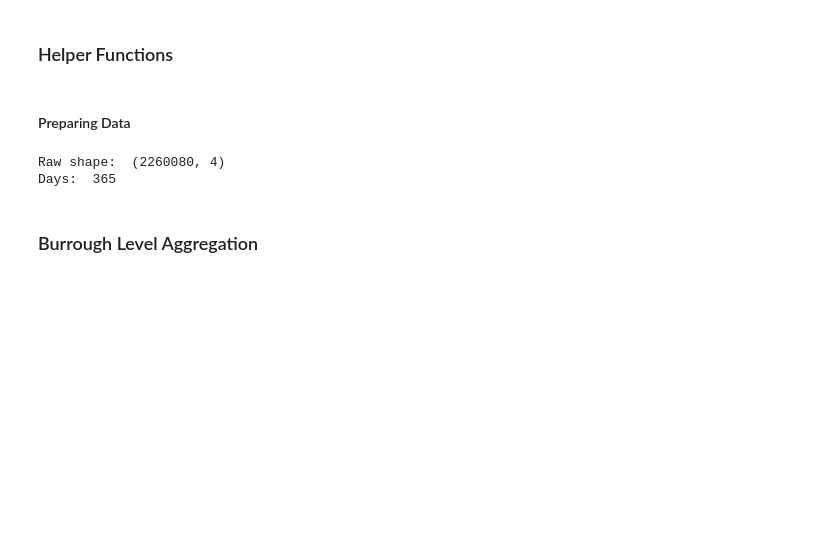
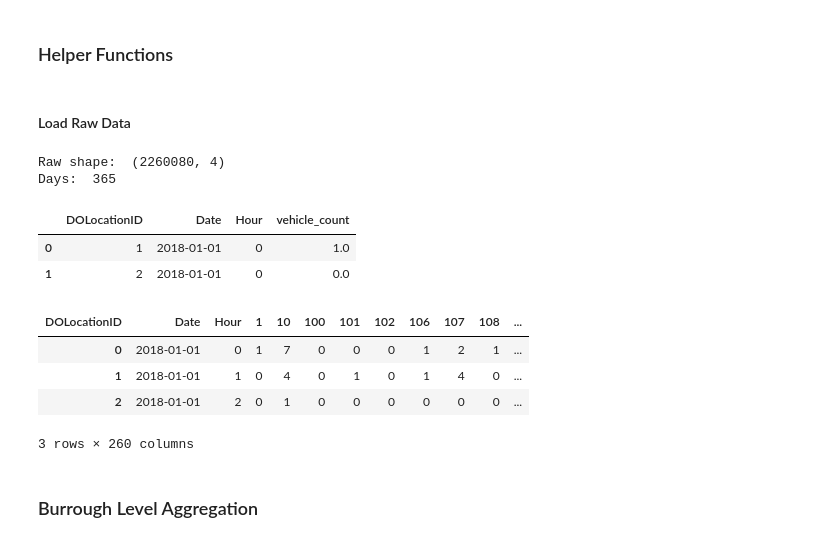
Before and after one commit to muaz-urwa/UrbanTemporalNetworks, a Jupyter notebook: Modelling/Burrough_wise_Model/Jfk_NonLin_Boroughwise.ipynb, the cells around one changed output. Drawn from its saved outputs; the diff is of its cells as text; code cells hidden in the pictures; blank space fills up the shorter version.

```diff
--- a/Modelling/Burrough_wise_Model/Jfk_NonLin_Boroughwise.ipynb
+++ b/Modelling/Burrough_wise_Model/Jfk_NonLin_Boroughwise.ipynb
@@ -19,6 +19,7 @@ def loadData(file):
     data = pd.read_csv(file)
     print('Raw shape: ',data.shape)
     data['Date'] = pd.to_datetime(data.Date)
+    data['DOLocationID'] = data['DOLocationID'].astype(str)
     print('Days: ',len(set(data.Date)))
     return data
 # %%
@@ -64,5 +83,5 @@ def get_rmse(matrix1, matrix2):
 # %% [markdown]
-#### Preparing Data
+#### Load Raw Data
 # %%
 hub = 'Jfk'
 tune_hyp_params = False
@@ -74,6 +93,22 @@ data = loadData(file)
 # %% [output]
 Raw shape:  (2260080, 4)
 Days:  365
+# %%
+rawdata.head(2)
+# %% [output]
+|  | DOLocationID | Date | Hour | vehicle_count |
+| 0 | 1 | 2018-01-01 | 0 | 1.0 |
+| 1 | 2 | 2018-01-01 | 0 | 0.0 |
+# %%
+edge_data = getTimeSeries(rawdata)
+edge_data = edge_data.reset_index()
+edge_data.head(3)
+# %% [output]
+| DOLocationID | Date | Hour | 1 | 10 | 100 | 101 | 102 | 106 | 107 | 108 | ... |
+| 0 | 2018-01-01 | 0 | 1 | 7 | 0 | 0 | 0 | 1 | 2 | 1 | ... |
+| 1 | 2018-01-01 | 1 | 0 | 4 | 0 | 1 | 0 | 1 | 4 | 0 | ... |
+| 2 | 2018-01-01 | 2 | 0 | 1 | 0 | 0 | 0 | 0 | 0 | 0 | ... |
+3 rows × 260 columns
 # %% [markdown]
 ### Burrough Level Aggregation
 # %%
```
Also changed, not shown: parts of 29 cells of this notebook, 9 other files.
